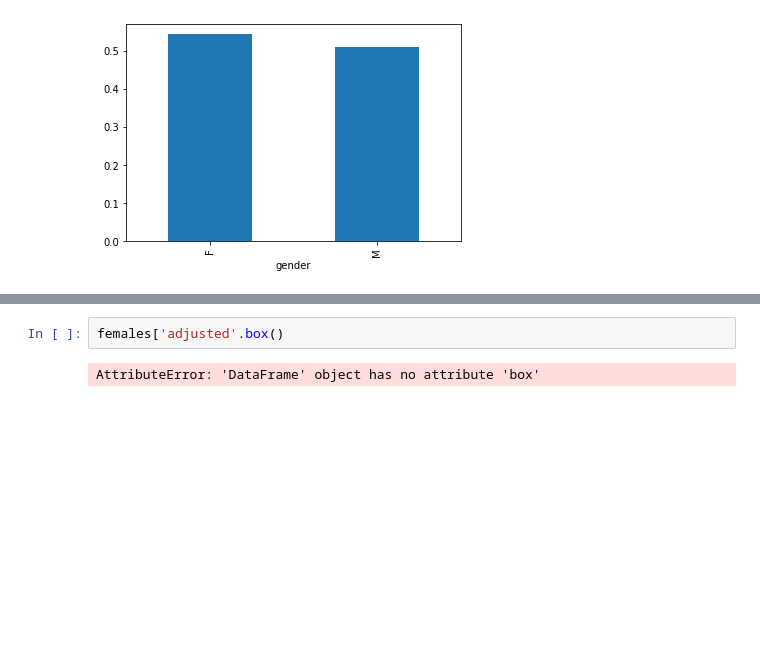
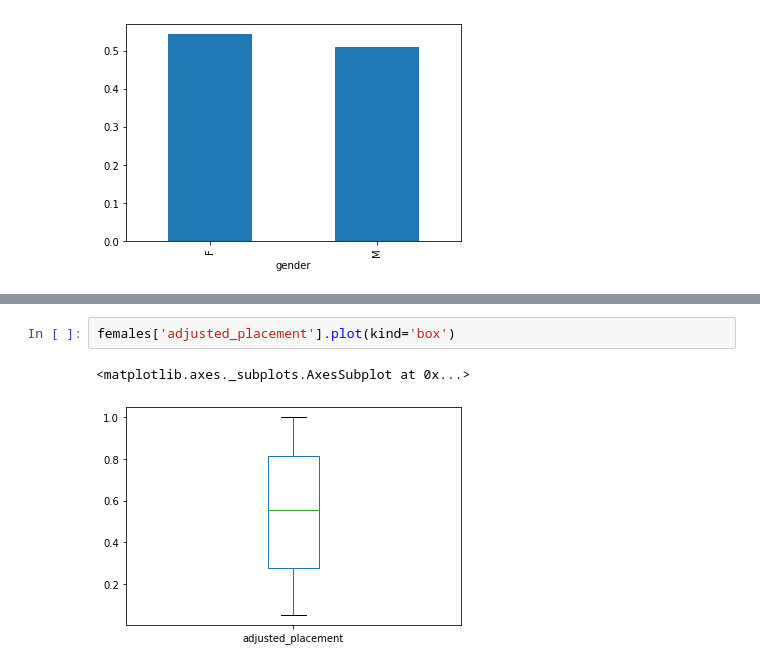
Before and after one commit to kayschulz/survivor_analysis, a Jupyter notebook: exploratory_analysis.ipynb, the cells around one changed output, grey strips where cells are left out. Saved outputs shown, nothing was run; the diff lists cells and outputs as text; blank space fills up the shorter version.

Commit message:
add combined gender histograms and boxplots

```diff
--- a/exploratory_analysis.ipynb
+++ b/exploratory_analysis.ipynb
@@ -478,6 +478,7 @@ females.head()
 | 6 | Julia Carter | 25 | 38 | 12 | Student | Maryland | F | Black | False | Edge of Extinction | ... |
 | 8 | Kelley Wentworth | 32 | 38 | 10 | Marketing | Washington | F | Caucasian | True | Edge of Extinction | ... |
 # %%
-females['adjusted'.box()
+females['adjusted_placement'].plot(kind='box')
 # %% [output]
-AttributeError: 'DataFrame' object has no attribute 'box'
+<matplotlib.axes._subplots.AxesSubplot at 0x...>
+[figure, added]
```
Also changed, not shown: parts of 6 cells of this notebook.
